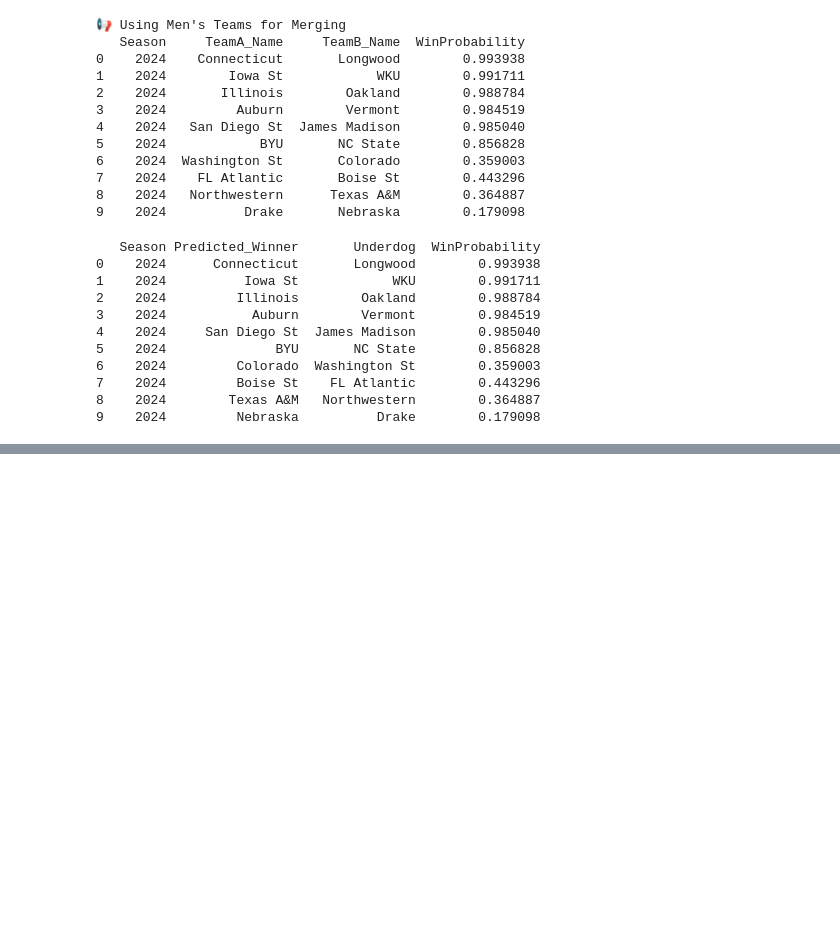
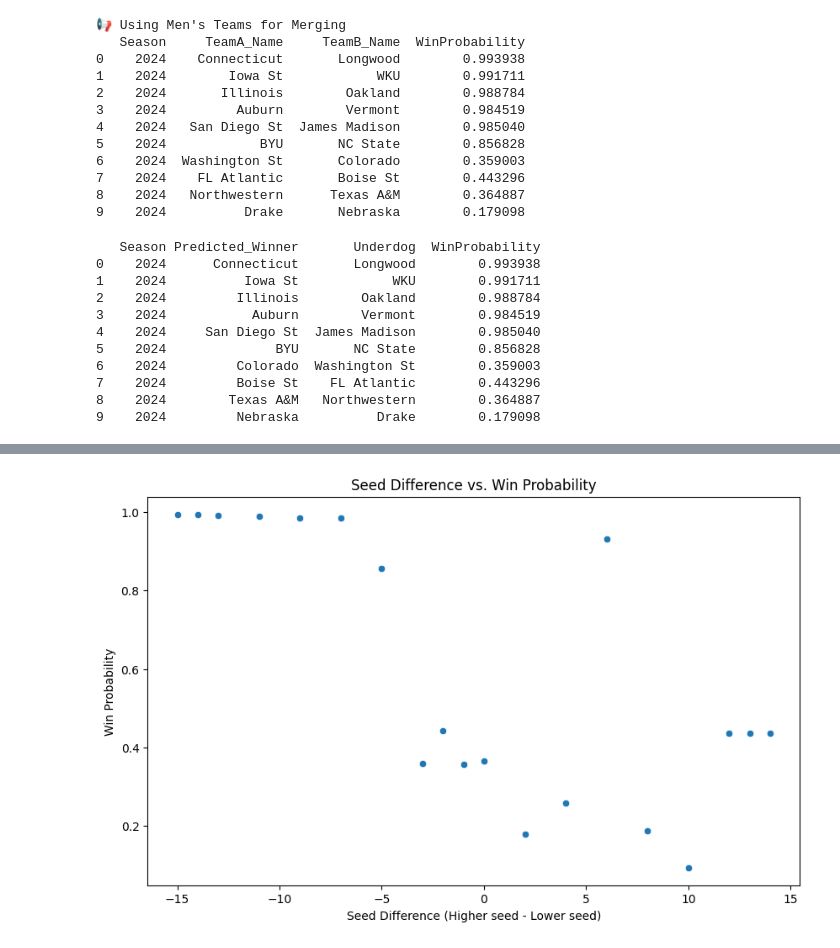
Before and after one commit to Immanuel-01/March_Mania, a Jupyter notebook: Mania.ipynb, the cells around one changed output, grey strips where cells are left out. Drawn from its saved outputs; the diff is of its cells as text; code cells hidden in the pictures; blank space fills up the shorter version.

```diff
--- a/Mania.ipynb
+++ b/Mania.ipynb
@@ -813,0 +843,11 @@ print(predictions.head(10))
+# %%
+import seaborn as sns
+
+plt.figure(figsize=(10, 6))
+sns.scatterplot(x=new_matchups["SeedDiff"], y=new_matchups["WinProbability"])
+plt.xlabel("Seed Difference (Higher seed - Lower seed)")
+plt.ylabel("Win Probability")
+plt.title("Seed Difference vs. Win Probability")
+plt.show()
+# %% [output]
+[figure, added]
```
Also changed, not shown: parts of 5 cells of this notebook.
